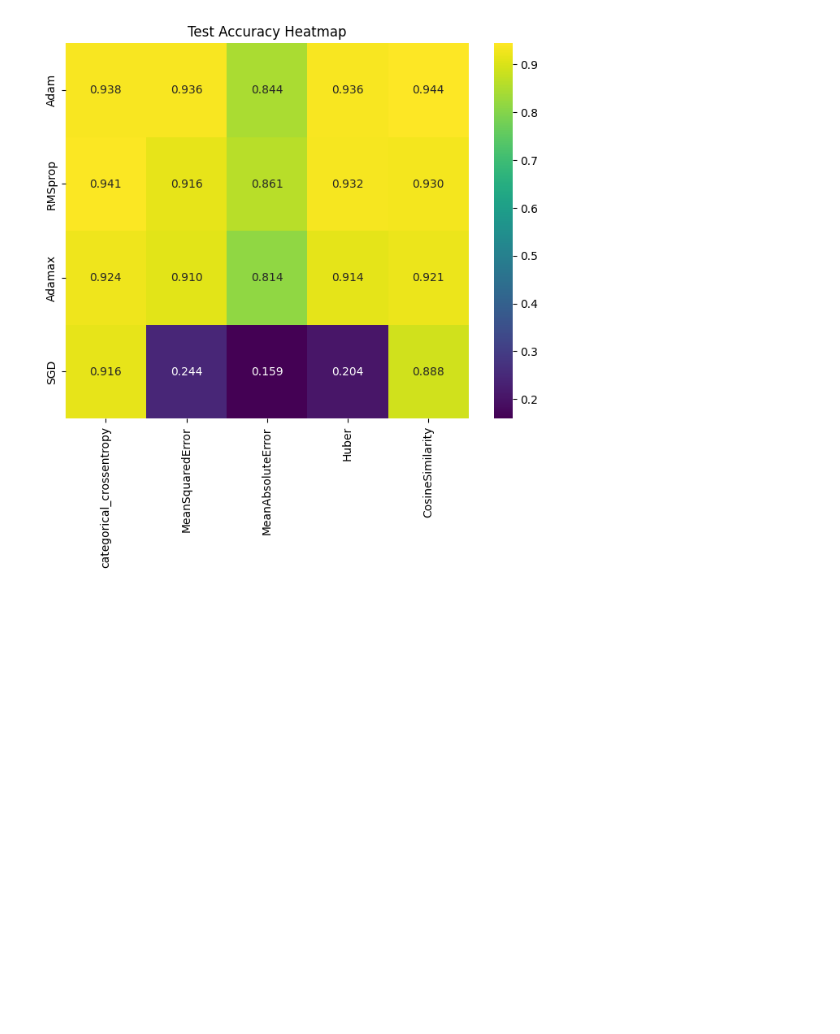
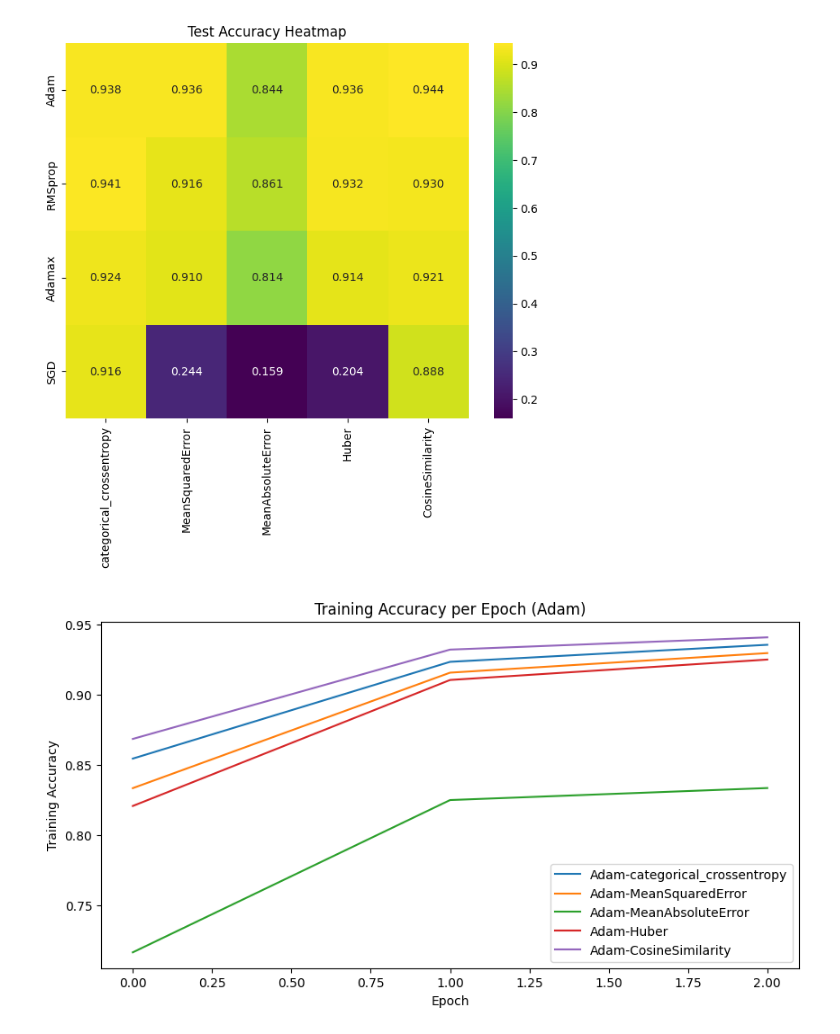
Before and after one commit to pourya-azad/AMDILM, a Jupyter notebook: 3.ipynb, the cells around one changed output. Saved outputs shown, nothing was run; the diff lists cells and outputs as text; code cells hidden in the pictures; blank space fills up the shorter version.

```diff
--- a/3.ipynb
+++ b/3.ipynb
@@ -143,3 +143,92 @@ plt.title("Test Accuracy Heatmap")
 plt.show()
 # %% [output]
 [figure]
+# %%
+import matplotlib.pyplot as plt
+import seaborn as sns
+import pandas as pd
+
+optimizers = ["Adam","RMSprop","Adamax","SGD"]
+losses = ["categorical_crossentropy","MeanSquaredError","MeanAbsoluteError","Huber","CosineSimilarity"]
+results = {('Adam', 'categorical_crossentropy'): {'test_acc': 0.9375,
+  'history': [0.8543333411216736, 0.92330002784729, 0.93545001745224]},
+ ('Adam', 'MeanSquaredError'): {'test_acc': 0.9358999729156494,
+  'history': [0.8332666754722595, 0.9155833125114441, 0.9295333623886108]},
+ ('Adam', 'MeanAbsoluteError'): {'test_acc': 0.8436999917030334,
+  'history': [0.7162500023841858, 0.8247833251953125, 0.8333500027656555]},
+ ('Adam', 'Huber'): {'test_acc': 0.9358000159263611,
+  'history': [0.8205666542053223, 0.9103666543960571, 0.924916684627533]},
+ ('Adam', 'CosineSimilarity'): {'test_acc': 0.9444000124931335,
+  'history': [0.8683666586875916, 0.9320166707038879, 0.9407666921615601]},
+ ('RMSprop', 'categorical_crossentropy'): {'test_acc': 0.9409999847412109,
+  'history': [0.8436166644096375, 0.9232166409492493, 0.9348499774932861]},
+ ('RMSprop', 'MeanSquaredError'): {'test_acc': 0.9157000184059143,
+  'history': [0.7963833212852478, 0.8947333097457886, 0.909166693687439]},
+ ('RMSprop', 'MeanAbsoluteError'): {'test_acc': 0.8607000112533569,
+  'history': [0.7532333135604858, 0.8393499851226807, 0.8475833535194397]},
+ ('RMSprop', 'Huber'): {'test_acc': 0.9322999715805054,
+  'history': [0.8198999762535095, 0.9141833186149597, 0.9279500246047974]},
+ ('RMSprop', 'CosineSimilarity'): {'test_acc': 0.9301999807357788,
+  'history': [0.8358166813850403, 0.9089166522026062, 0.9213666915893555]},
+ ('Adamax', 'categorical_crossentropy'): {'test_acc': 0.9240999817848206,
+  'history': [0.7927833199501038, 0.9026666879653931, 0.9178166389465332]},
+ ('Adamax', 'MeanSquaredError'): {'test_acc': 0.9104999899864197,
+  'history': [0.7520999908447266, 0.8810166716575623, 0.8999166488647461]},
+ ('Adamax', 'MeanAbsoluteError'): {'test_acc': 0.814300000667572,
+  'history': [0.685949981212616, 0.7878000140190125, 0.8045166730880737]},
+ ('Adamax', 'Huber'): {'test_acc': 0.9135000109672546,
+  'history': [0.7761666774749756, 0.888450026512146, 0.9017500281333923]},
+ ('Adamax', 'CosineSimilarity'): {'test_acc': 0.9214000105857849,
+  'history': [0.7544500231742859, 0.8881166577339172, 0.9078166484832764]},
+ ('SGD', 'categorical_crossentropy'): {'test_acc': 0.9160000085830688,
+  'history': [0.7121000289916992, 0.8896999955177307, 0.9076499938964844]},
+ ('SGD', 'MeanSquaredError'): {'test_acc': 0.24390000104904175,
+  'history': [0.10503333061933517, 0.1547333300113678, 0.21716666221618652]},
+ ('SGD', 'MeanAbsoluteError'): {'test_acc': 0.15940000116825104,
+  'history': [0.09361666440963745, 0.13593333959579468, 0.1694166660308838]},
+ ('SGD', 'Huber'): {'test_acc': 0.2037000060081482,
+  'history': [0.16788333654403687, 0.18093332648277283, 0.19268333911895752]},
+ ('SGD', 'CosineSimilarity'): {'test_acc': 0.8881999850273132,
+  'history': [0.43753331899642944, 0.8391833305358887, 0.8795333504676819]}}
+
+# -----------------------------
+# 1️⃣ Training Accuracy Curves
+# -----------------------------
+for opt in optimizers:
+    plt.figure(figsize=(10,5))
+    for l in losses:
+        label = f"{opt}-{l}"
+        plt.plot(results[(opt, l)]["history"], label=label)
+    plt.xlabel("Epoch")
+    plt.ylabel("Training Accuracy")
+    plt.title(f"Training Accuracy per Epoch ({opt})")
+    plt.legend()
+    plt.show()
+
+# -----------------------------
+# 2️⃣ Final Test Accuracy Bar Chart
+# -----------------------------
+final_acc = [results[(opt,l)]["test_acc"] for opt in optimizers for l in losses]
+labels = [f"{opt}-{l}" for opt in optimizers for l in losses]
+
+plt.figure(figsize=(12,6))
+plt.barh(labels, final_acc, color='skyblue')
+plt.xlabel("Test Accuracy")
+plt.title("Final Test Accuracy per Optimizer-Loss Combination")
+plt.show()
+
+# -----------------------------
+# 3️⃣ Heatmap of Test Accuracy
+# -----------------------------
+# Convert results to DataFrame
+df = pd.DataFrame(index=optimizers, columns=losses)
+for opt in optimizers:
+    for l in losses:
+        df.loc[opt, l] = results[(opt,l)]["test_acc"]
+
+plt.figure(figsize=(10,6))
+sns.heatmap(df.astype(float), annot=True, fmt=".3f", cmap="viridis")
+plt.title("Test Accuracy Heatmap (Optimizers vs Losses)")
+plt.show()
+# %% [output]
+[figure, added]
```
Also changed, not shown: parts of 1 cell of this notebook.
